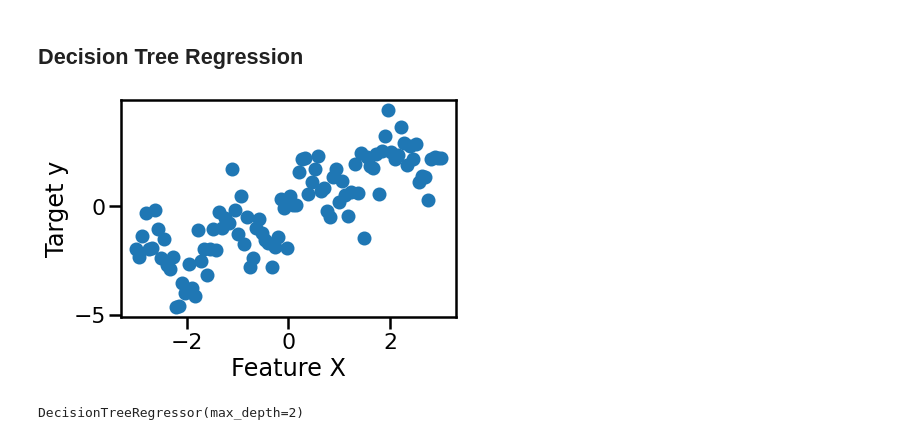
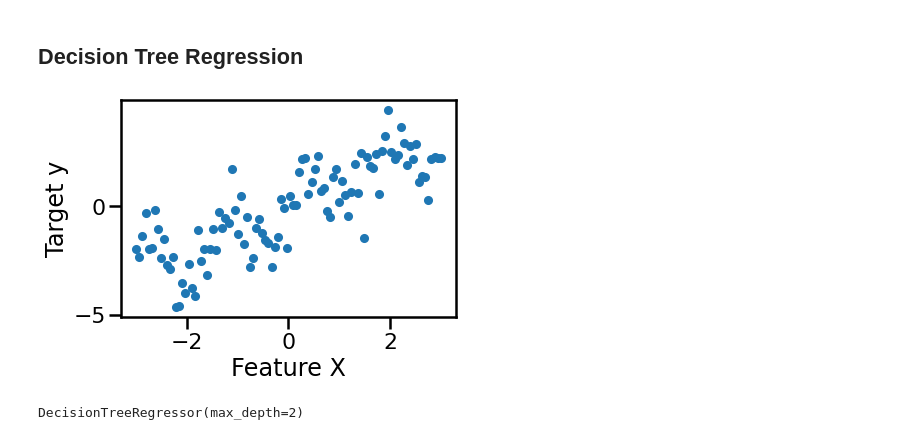
Before and after one commit to glemaitre/datascience_middle_course, a Jupyter notebook: 03_trees_based_models/01_tree_models.ipynb, the cells around one changed output. Drawn from its saved outputs; the diff is of its cells as text; code cells hidden in the pictures.

```diff
--- a/03_trees_based_models/01_tree_models.ipynb
+++ b/03_trees_based_models/01_tree_models.ipynb
@@ -372,16 +373,16 @@ _ = ax.legend(loc="center left", bbox_to_anchor=(1, 0.5))
 # %%
 rnd = np.random.RandomState(42)
 x = np.linspace(-3, 3, 100)
 y_no_noise = np.sin(4 * x) + x
 y = y_no_noise + rnd.normal(size=len(x))
 X = x.reshape(-1, 1)
 
 plt.figure()
 plt.xlabel('Feature X')
 plt.ylabel('Target y')
-_ = plt.scatter(X, y)
+_ = plt.scatter(X, y, s=50)
 # %% [output]
-[figure, old version]
+[figure, new version]
 # %%
 from sklearn.tree import DecisionTreeRegressor
 
```
Also changed, not shown: parts of 9 cells of this notebook, 2 other files.
